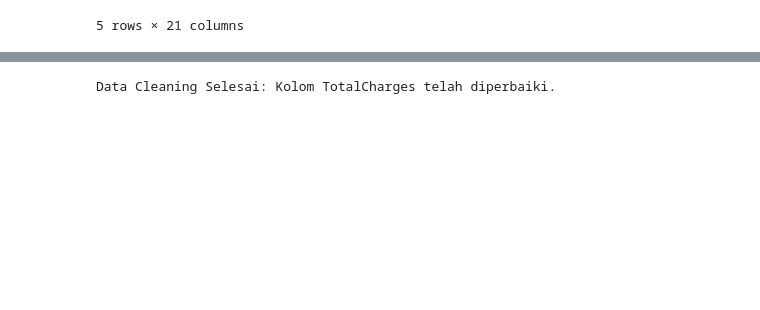
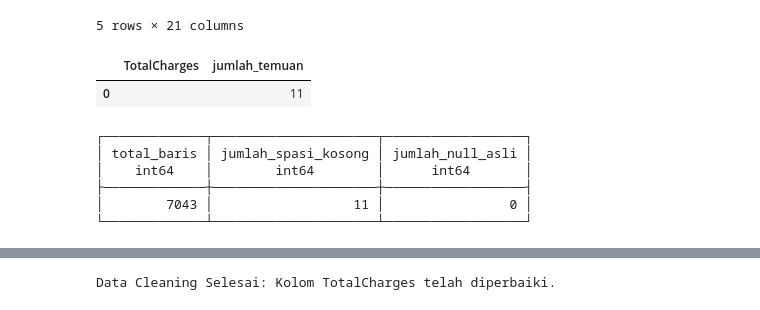
Before and after one commit to Aris0506/part-latihan, a Jupyter notebook: 05 Juma'at/1/main.ipynb, the cells around one changed output, grey strips where cells are left out. Drawn from its saved outputs; the diff is of its cells as text; code cells hidden in the pictures; blank space fills up the shorter version.

```diff
--- a/05 Juma'at/1/main.ipynb
+++ b/05 Juma'at/1/main.ipynb
@@ -41,3 +39,33 @@ display(df_check)
 | 3 | 7795-CFOCW | Male | 0 | False | False | 45 | False | No phone service | ... |
 | 4 | 9237-HQITU | Female | 0 | False | False | 2 | True | No | ... |
 5 rows × 21 columns
+# %%
+# Cek baris yang TotalCharges-nya bukan angka
+non_numeric_check = con.sql("""
+    SELECT
+        TotalCharges,
+        COUNT(*) as jumlah_temuan
+    FROM 'WA_Fn-UseC_-Telco-Customer-Churn.csv'
+    WHERE TRY_CAST(TotalCharges AS DOUBLE) IS NULL
+    GROUP BY TotalCharges
+""").df()
+
+display(non_numeric_check)
+# %% [output]
+|  | TotalCharges | jumlah_temuan |
+| 0 |  | 11 |
+# %%
+con.sql("""
+    SELECT
+        COUNT(*) as total_baris,
+        COUNT(CASE WHEN TotalCharges = ' ' THEN 1 END) as jumlah_spasi_kosong,
+        COUNT(CASE WHEN TotalCharges IS NULL THEN 1 END) as jumlah_null_asli
+    FROM 'WA_Fn-UseC_-Telco-Customer-Churn.csv'
+""").show()
+# %% [output]
+┌─────────────┬─────────────────────┬──────────────────┐
+│ total_baris │ jumlah_spasi_kosong │ jumlah_null_asli │
+│    int64    │        int64        │      int64       │
+├─────────────┼─────────────────────┼──────────────────┤
+│        7043 │                  11 │                0 │
+└─────────────┴─────────────────────┴──────────────────┘
```
Also changed, not shown: parts of 25 cells of this notebook, 6 other files.
